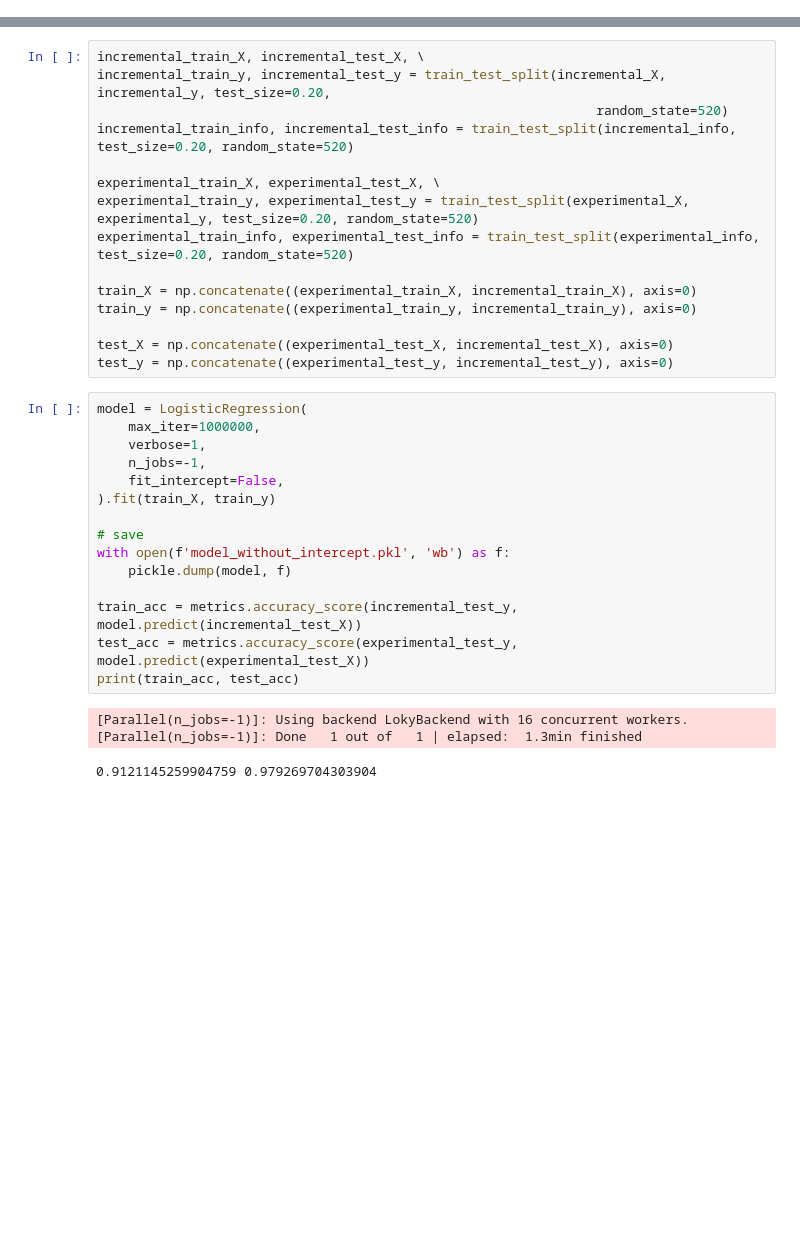
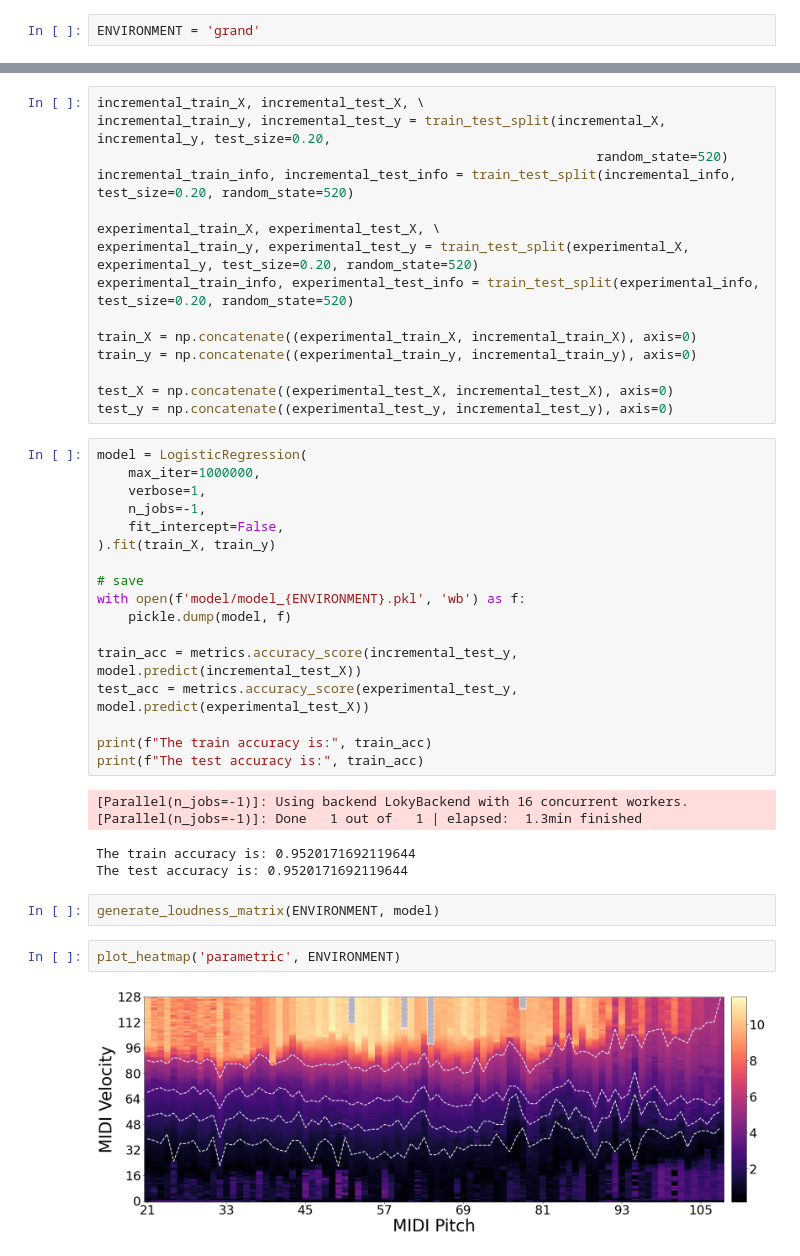
Before and after one commit to yangqu2000/ModelingPerceptualLoudnessOfPianoTone, a Jupyter notebook: parametric_method.ipynb, the cells around one changed output, grey strips where cells are left out. Cells and saved outputs as stored; diff of their text form; blank space fills up the shorter version.

```diff
--- a/parametric_method.ipynb
+++ b/parametric_method.ipynb
@@ -27 +11,3 @@ def get_flattened_diff_D_db(ref_pitch, ref_vel, var_pitch, var_vel, envir):
+# %%
+ENVIRONMENT = 'grand'
 # %%
@@ -176,13 +139,22 @@ model = LogisticRegression(
 ).fit(train_X, train_y)
 
 # save
-with open(f'model_without_intercept.pkl', 'wb') as f:
+with open(f'model/model_{ENVIRONMENT}.pkl', 'wb') as f:
     pickle.dump(model, f)
 
 train_acc = metrics.accuracy_score(incremental_test_y, model.predict(incremental_test_X))
 test_acc = metrics.accuracy_score(experimental_test_y, model.predict(experimental_test_X))
-print(train_acc, test_acc)
+
+print(f"The train accuracy is:", train_acc)
+print(f"The test accuracy is:", train_acc)
 # %% [output]
 [Parallel(n_jobs=-1)]: Using backend LokyBackend with 16 concurrent workers.
 [Parallel(n_jobs=-1)]: Done   1 out of   1 | elapsed:  1.3min finished
-0.9121145259904759 0.979269704303904
+The train accuracy is: 0.9520171692119644
+The test accuracy is: 0.9520171692119644
+# %%
+generate_loudness_matrix(ENVIRONMENT, model)
+# %%
+plot_heatmap('parametric', ENVIRONMENT)
+# %% [output]
+[figure, added]
```
Also changed, not shown: parts of 5 cells of this notebook, 10 other files.
